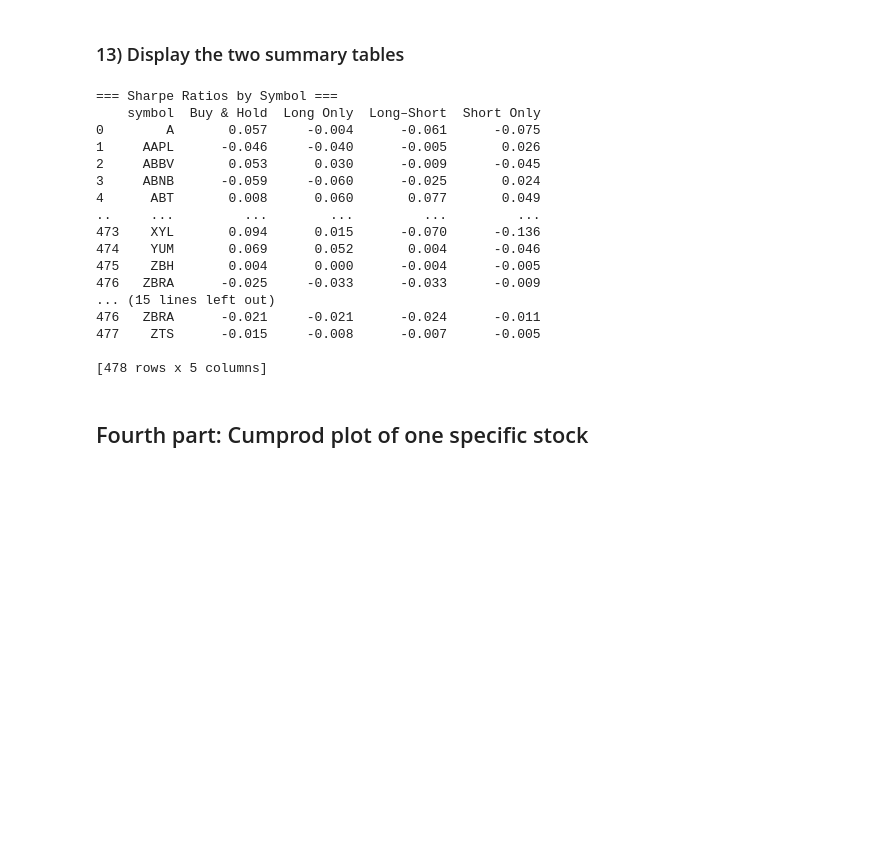
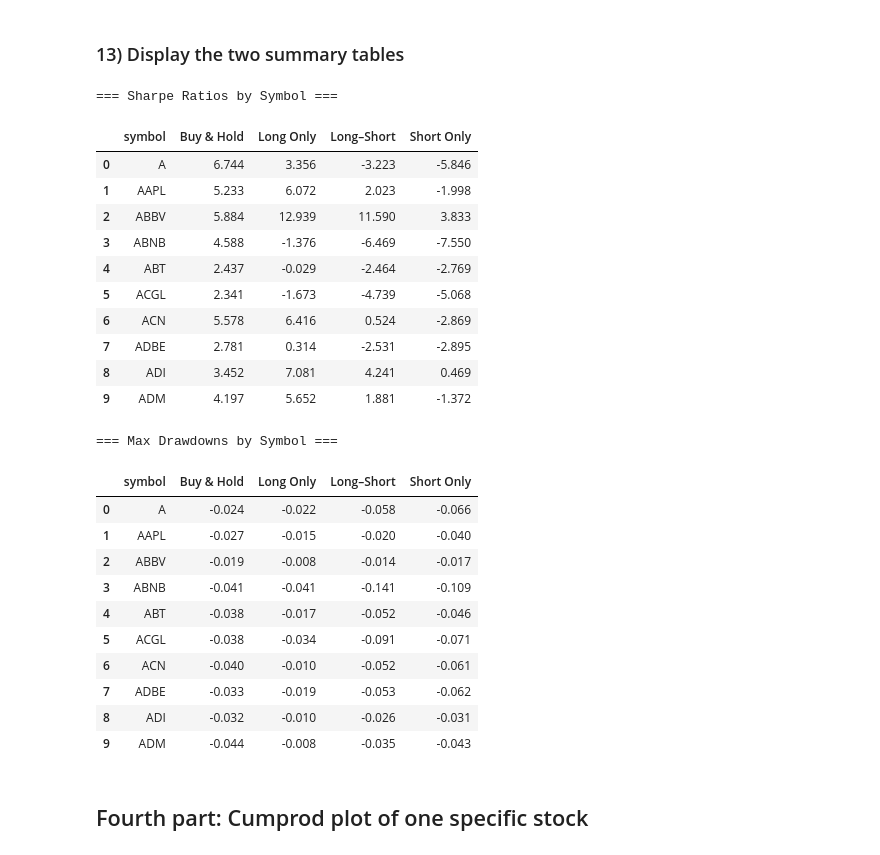
Before and after one commit to arthurdhonneur7/ML_finance_project, a Jupyter notebook: workspaces/noam.ipynb, the cells around one changed output. Drawn from its saved outputs; the diff is of its cells as text; code cells hidden in the pictures; blank space fills up the shorter version.

```diff
--- a/workspaces/noam.ipynb
+++ b/workspaces/noam.ipynb
@@ -219,7 +219,12 @@ def sharpe_ratio(returns):
     """
     Non-annualized Sharpe ratio: mean / std.
     """
-    return returns.mean() / returns.std()
+    raw_sharpe = returns.mean() / returns.std()
+    bars_per_day = 36  # Assuming 6-hour trading day
+    bars_per_year = bars_per_day * 252
+
+    annual_sharpe = raw_sharpe * np.sqrt(bars_per_year)
+    return annual_sharpe
 
 
 def max_drawdown(cum_returns):
@@ -308,30 +313,38 @@ sharpe_df    = get_sharpe_df(pivot)
 drawdown_df  = get_drawdown_df(pivot)
 # %% [markdown]
 ### 13) Display the two summary tables
+# %%
+print("=== Sharpe Ratios by Symbol ===")
+sharpe_df.head(10)
+# %% [output]
+=== Sharpe Ratios by Symbol ===
+|  | symbol | Buy & Hold | Long Only | Long–Short | Short Only |
+| 0 | A | 6.744 | 3.356 | -3.223 | -5.846 |
+| 1 | AAPL | 5.233 | 6.072 | 2.023 | -1.998 |
+| 2 | ABBV | 5.884 | 12.939 | 11.590 | 3.833 |
+| 3 | ABNB | 4.588 | -1.376 | -6.469 | -7.550 |
+| 4 | ABT | 2.437 | -0.029 | -2.464 | -2.769 |
+| 5 | ACGL | 2.341 | -1.673 | -4.739 | -5.068 |
+| 6 | ACN | 5.578 | 6.416 | 0.524 | -2.869 |
+| 7 | ADBE | 2.781 | 0.314 | -2.531 | -2.895 |
+| 8 | ADI | 3.452 | 7.081 | 4.241 | 0.469 |
+| 9 | ADM | 4.197 | 5.652 | 1.881 | -1.372 |
 # %%
-print("=== Sharpe Ratios by Symbol ===")
-print(sharpe_df)
-
 print("\n=== Max Drawdowns by Symbol ===")
-print(drawdown_df)
+drawdown_df.head(10)
 # %% [output]
-=== Sharpe Ratios by Symbol ===
-    symbol  Buy & Hold  Long Only  Long–Short  Short Only
-0        A       0.057     -0.004      -0.061      -0.075
-1     AAPL      -0.046     -0.040      -0.005       0.026
-2     ABBV       0.053      0.030      -0.009      -0.045
-3     ABNB      -0.059     -0.060      -0.025       0.024
-4      ABT       0.008      0.060       0.077       0.049
-..     ...         ...        ...         ...         ...
-473    XYL       0.094      0.015      -0.070      -0.136
-474    YUM       0.069      0.052       0.004      -0.046
-475    ZBH       0.004      0.000      -0.004      -0.005
-476   ZBRA      -0.025     -0.033      -0.033      -0.009
-... (15 lines left out)
-476   ZBRA      -0.021     -0.021      -0.024      -0.011
-477    ZTS      -0.015     -0.008      -0.007      -0.005
-
-[478 rows x 5 columns]
+=== Max Drawdowns by Symbol ===
+|  | symbol | Buy & Hold | Long Only | Long–Short | Short Only |
+| 0 | A | -0.024 | -0.022 | -0.058 | -0.066 |
+| 1 | AAPL | -0.027 | -0.015 | -0.020 | -0.040 |
+| 2 | ABBV | -0.019 | -0.008 | -0.014 | -0.017 |
+| 3 | ABNB | -0.041 | -0.041 | -0.141 | -0.109 |
+| 4 | ABT | -0.038 | -0.017 | -0.052 | -0.046 |
+| 5 | ACGL | -0.038 | -0.034 | -0.091 | -0.071 |
+| 6 | ACN | -0.040 | -0.010 | -0.052 | -0.061 |
+| 7 | ADBE | -0.033 | -0.019 | -0.053 | -0.062 |
+| 8 | ADI | -0.032 | -0.010 | -0.026 | -0.031 |
+| 9 | ADM | -0.044 | -0.008 | -0.035 | -0.043 |
 # %% [markdown]
 ## Fourth part: Cumprod plot of one specific stock
 # %%
```
Also changed, not shown: parts of 7 cells of this notebook.
